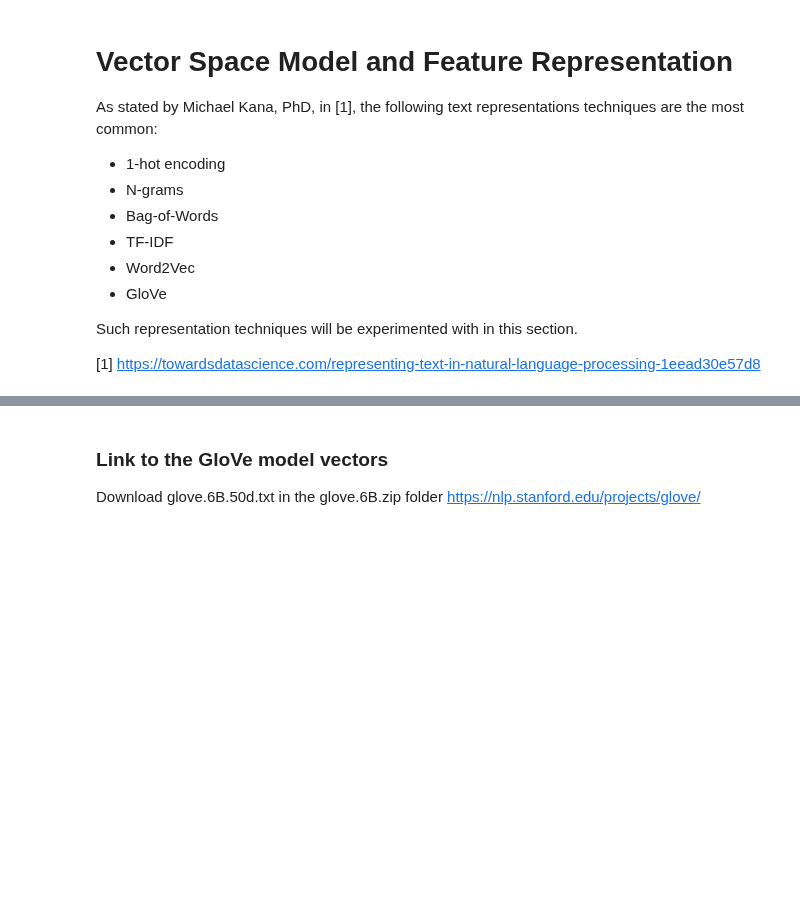
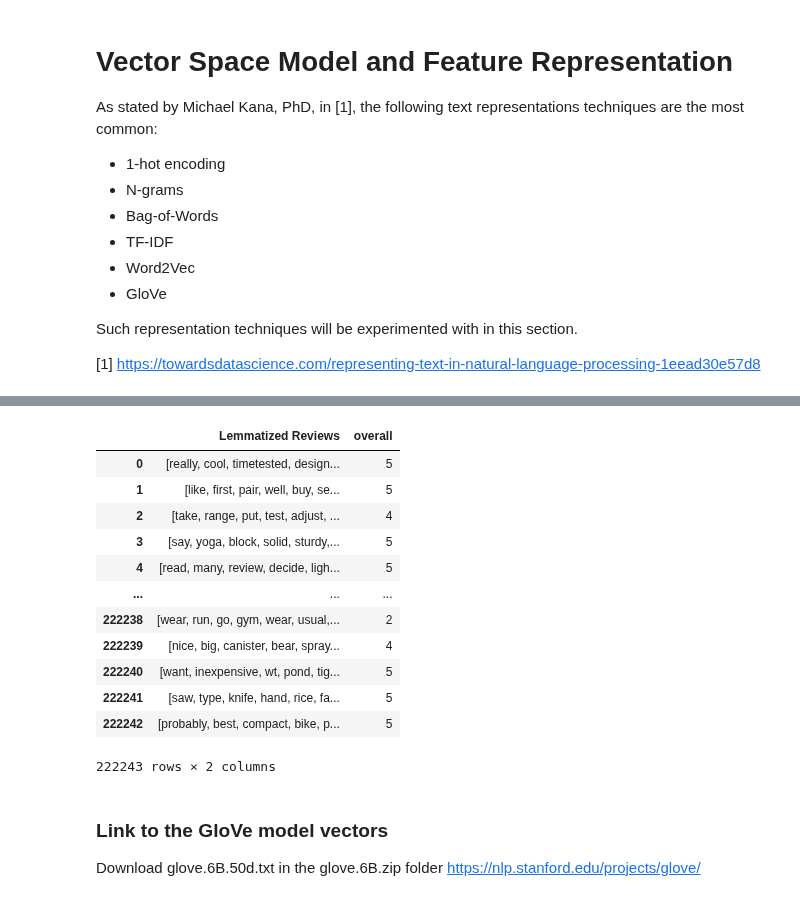
Before and after one commit to psychoanalyzing-twitter/amazon-review-analysis, a Jupyter notebook: cw2.ipynb, the cells around one changed output, grey strips where cells are left out. Saved outputs shown, nothing was run; the diff lists cells and outputs as text; code cells hidden in the pictures; blank space fills up the shorter version.

```diff
--- a/cw2.ipynb
+++ b/cw2.ipynb
@@ -445,6 +475,22 @@ train
 # %%
 # reducing space
 train = train[['Lemmatized Reviews', 'overall']]
+# %%
+train
+# %% [output]
+|  | Lemmatized Reviews | overall |
+| 0 | [really, cool, timetested, design... | 5 |
+| 1 | [like, first, pair, well, buy, se... | 5 |
+| 2 | [take, range, put, test, adjust, ... | 4 |
+| 3 | [say, yoga, block, solid, sturdy,... | 5 |
+| 4 | [read, many, review, decide, ligh... | 5 |
+| ... | ... | ... |
+| 222238 | [wear, run, go, gym, wear, usual,... | 2 |
+| 222239 | [nice, big, canister, bear, spray... | 4 |
+| 222240 | [want, inexpensive, wt, pond, tig... | 5 |
+| 222241 | [saw, type, knife, hand, rice, fa... | 5 |
+| 222242 | [probably, best, compact, bike, p... | 5 |
+222243 rows × 2 columns
 # %%
 X = train['Lemmatized Reviews']
 y = train.overall
```
Also changed, not shown: parts of 27 cells of this notebook, 1 other file.
